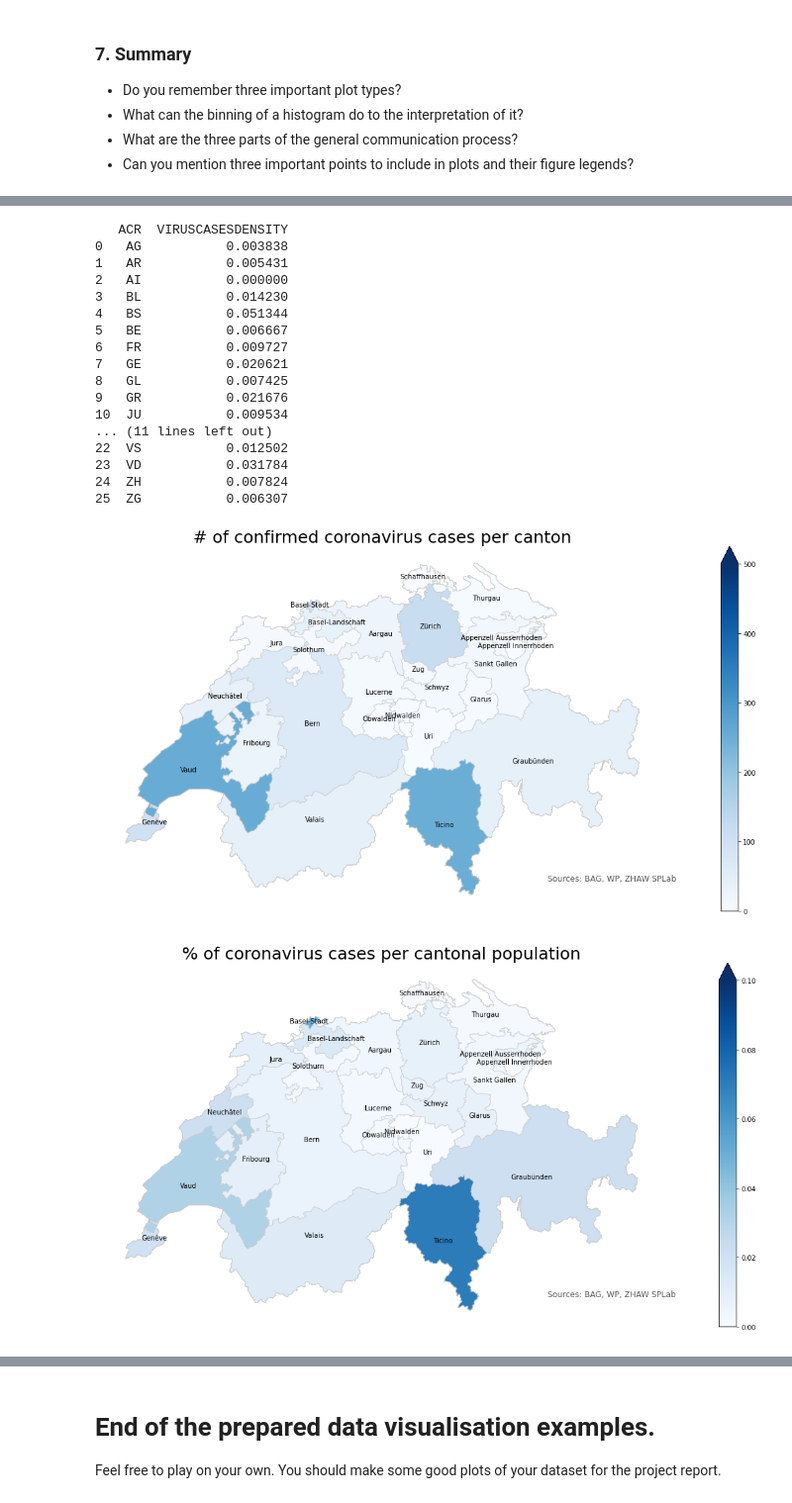
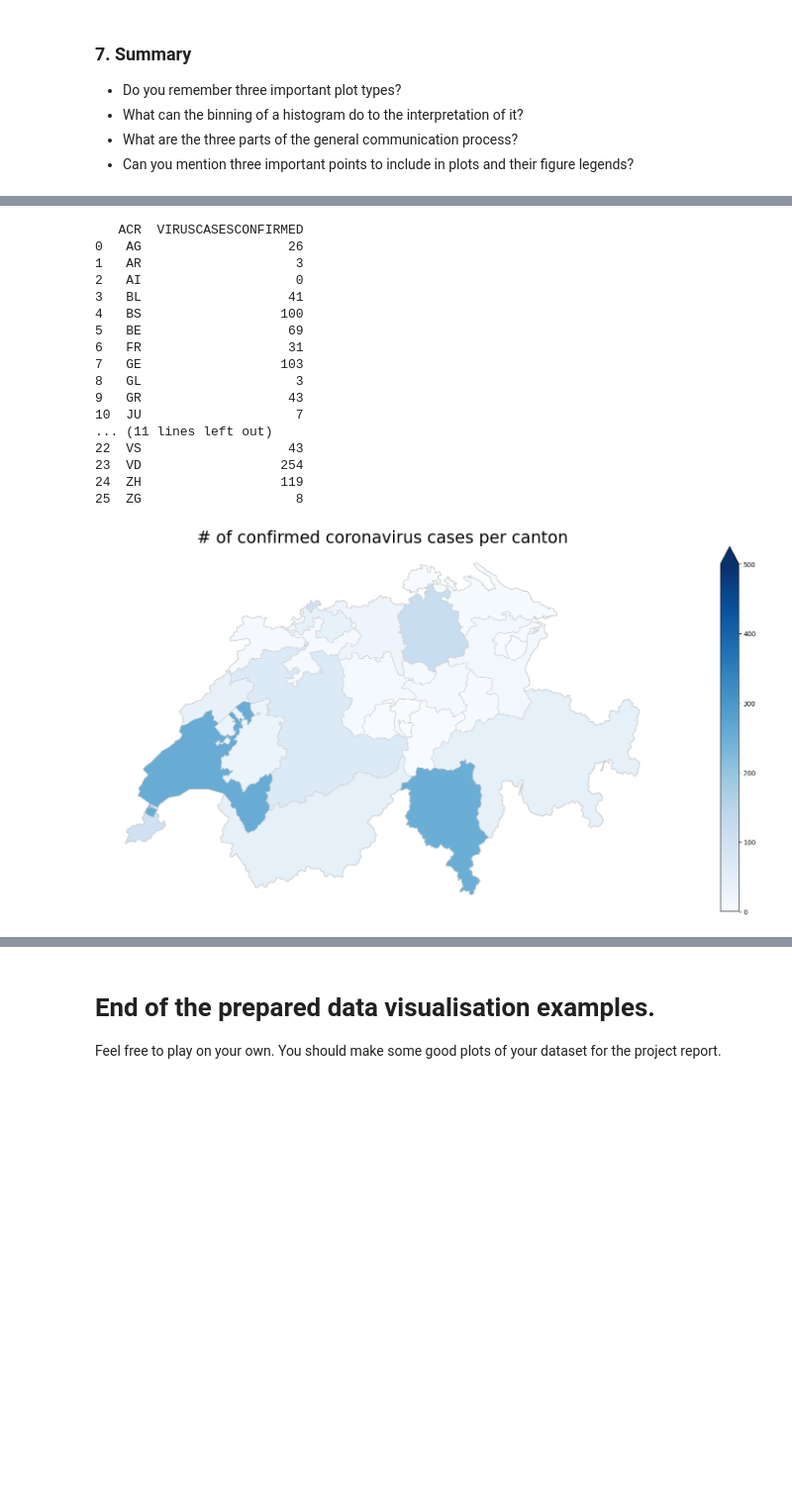
Before and after one commit to sigvehaug/CAS-Applied-Data-Science, a Jupyter notebook: Module-1/M1-D2-DV-Sol.ipynb, the cells around one changed output, grey strips where cells are left out. Shown at 99% size. Cells and saved outputs as stored; diff of their text form; code cells hidden in the pictures; blank space fills up the shorter version.

```diff
--- a/Module-1/M1-D2-DV-Sol.ipynb
+++ b/Module-1/M1-D2-DV-Sol.ipynb
@@ -317,8 +218,10 @@ total 3
 # %%
-fp = "data/CHE_adm1.shp"
-map_df = gpd.read_file(fp)
-cantons_df = pd.read_csv("drive/MyDrive/CAS/CAS-ADS-2021/cantons.csv")
+shape_file = 'data/CHE_adm1.shp'
+data_file  = 'https://raw.githubusercontent.com/sigvehaug/CAS-Applied-Data-Science/master/Module-1/covid-per-canton.csv'
+map_df = gpd.read_file(shape_file)
+cantons_df = pd.read_csv(data_file)
 #cantons_df
+#map_df
 merged_df = map_df.merge(cantons_df, how="left", left_on="NAME_1", right_on="CANTON")
 merged_df
 # %% [output]
@@ -342,49 +245,44 @@ merged_df
 # %%
 def plotmap(df, datacol, vmax, filename, title):
     sm = plt.cm.ScalarMappable(cmap='Blues', norm=plt.Normalize(vmin=0, vmax=vmax))
     fig, ax = plt.subplots(1, figsize=(30, 10))
     ax.axis("off")
     ax.set_title(title, fontdict={'fontsize': '25', 'fontweight' : '3'})
     ax.annotate("Sources: BAG, WP, ZHAW SPLab", xy=(0.68, 0.11),
     xycoords='figure fraction', fontsize=12, color='#555555')
     sm.set_array([])
     fig.colorbar(sm, ax=ax, extend="max")
     df['coords'] = df['geometry'].apply(lambda x: x.representative_point().coords[:])
     df['coords'] = [coords[0] for coords in df['coords']]
     for idx, row in df.iterrows():
-        plt.annotate(s=row['NAME_1'], xy=row['coords'],horizontalalignment='center')
+        #plt.annotate(s=row['NAME_0'], xy=row['coords'],horizontalalignment='center')
         df.plot(column=datacol, cmap='Blues', linewidth=0.8, ax=ax, edgecolor='0.8', vmax=vmax)
     fig.savefig(filename, dpi=150)
 
-merged_df["VIRUSCASESDENSITY"] = 100 * merged_df["VIRUSCASESCONFIRMED"] / merged_df["INHABITANTS"]
-print(merged_df[["ACR", "VIRUSCASESDENSITY"]])
-if not os.path.isfile("map_absolute.png"):
-    plotmap(merged_df, "VIRUSCASESCONFIRMED", 500, "map_absolute.png", "# of confirmed coronavirus cases per canton")
-    plotmap(merged_df, "VIRUSCASESDENSITY", 0.1, "map_density.png", "% of coronavirus cases per cantonal population")
+print(merged_df[["ACR", "VIRUSCASESCONFIRMED"]])
+plotmap(merged_df, "VIRUSCASESCONFIRMED", 500, "map_absolute.png", "# of confirmed coronavirus cases per canton")
 
-os.makedirs("dailymaps", exist_ok=True)
-stamp = datetime.datetime.now().strftime("%Y%m%d")
-hdate = datetime.datetime.now().strftime("%d.%m.%Y")
-
-plotmap(merged_df, "VIRUSCASESCONFIRMED", 5000, f"dailymaps/map_abs_{stamp}.png", f"# of confirmed coronavirus cases per canton [{hdate}]")
-plotmap(merged_df, "VIRUSCASESDENSITY", 1, f"dailymaps/map_den_{stamp}.png", f"% of coronavirus cases per cantonal population [{hdate}]")
+# If you want file names with day information, use code below
+#os.makedirs("dailymaps", exist_ok=True)
+#stamp = datetime.datetime.now().strftime("%Y%m%d")
+#hdate = datetime.datetime.now().strftime("%d.%m.%Y")
+#plotmap(merged_df, "VIRUSCASESCONFIRMED", 500, f"dailymaps/map_abs_{stamp}.png", f"# of confirmed coronavirus cases per canton [{hdate}]")
 # %% [output]
-   ACR  VIRUSCASESDENSITY
-0   AG           0.003838
-1   AR           0.005431
-2   AI           0.000000
-3   BL           0.014230
-4   BS           0.051344
-5   BE           0.006667
-6   FR           0.009727
-7   GE           0.020621
-8   GL           0.007425
-9   GR           0.021676
-10  JU           0.009534
+   ACR  VIRUSCASESCONFIRMED
+0   AG                   26
+1   AR                    3
+2   AI                    0
+3   BL                   41
+4   BS                  100
+5   BE                   69
+6   FR                   31
+7   GE                  103
+8   GL                    3
+9   GR                   43
+10  JU                    7
 ... (11 lines left out)
-22  VS           0.012502
-23  VD           0.031784
-24  ZH           0.007824
-25  ZG           0.006307
+22  VS                   43
+23  VD                  254
+24  ZH                  119
+25  ZG                    8
-[figure, old version]
+[figure, new version]
-[figure, removed]
```
Also changed, not shown: parts of 21 cells of this notebook.
